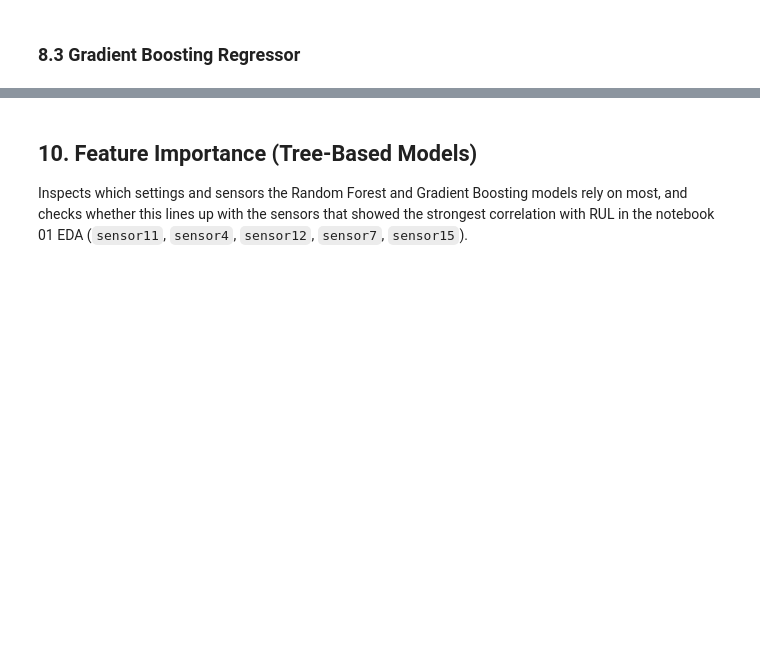
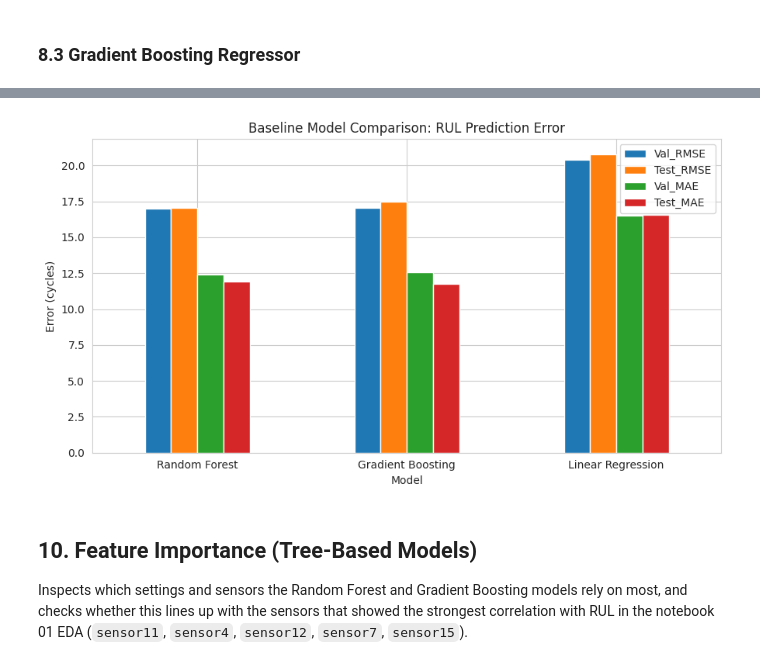
Before and after one commit to sudhakaran-srinivasan/intelligent-predictive-maintenance, a Jupyter notebook: notebooks/02_eda_baseline_ml_rul_prediction.ipynb, the cells around one changed output, grey strips where cells are left out. Cells and saved outputs as stored; diff of their text form; code cells hidden in the pictures; blank space fills up the shorter version.

```diff
--- a/notebooks/02_eda_baseline_ml_rul_prediction.ipynb
+++ b/notebooks/02_eda_baseline_ml_rul_prediction.ipynb
@@ -201,21 +177,16 @@ For each test engine, only the final observed cycle is scored, paired with the t
 # %%
 test_last_cycle = (
     test_fd001.sort_values(["engine_id", "cycle"])
-    .groupby("engine_id", as_index=False)
+    .groupby("engine_id")
     .tail(1)
     .reset_index(drop=True)
-    .merge(rul_fd001, on="engine_id", how="left", validate="one_to_one")
-)
-test_last_cycle["RUL_capped"] = test_last_cycle["RUL"].clip(
-    upper=RUL_CAP
 )
 
-X_test = test_last_cycle[feature_columns]
-y_test = test_last_cycle["RUL_capped"]
-y_test_uncapped = test_last_cycle["RUL"]
+test_last_cycle = test_last_cycle.merge(rul_fd001, on="engine_id", how="left")
+test_last_cycle["RUL_clipped"] = test_last_cycle["RUL"].clip(upper=RUL_CAP)
 
-assert len(X_test) == 100
-assert not test_last_cycle["RUL"].isna().any()
+X_test = test_last_cycle[feature_cols]
+y_test = test_last_cycle["RUL_clipped"]
 
-print(f"Official test engines: {len(X_test)}")
-test_last_cycle[["engine_id", "cycle", "RUL", "RUL_capped"]].head()
+print("Test engines:", X_test.shape[0])
+test_last_cycle[["engine_id", "cycle", "RUL", "RUL_clipped"]].head()
@@ -226,7 +205,7 @@ The scaler is fit on training engines only. Linear Regression benefits from scal
 # %%
 scaler = StandardScaler()
 X_train_scaled = scaler.fit_transform(X_train)
-X_validation_scaled = scaler.transform(X_validation)
+X_val_scaled = scaler.transform(X_val)
 X_test_scaled = scaler.transform(X_test)
 # %% [markdown]
 ## 8. Baseline Models
@@ -314,18 +284,15 @@ results_df.round(3)
 # %%
-metrics_to_plot = [
-    "Validation_RMSE",
-    "Test_RMSE",
-    "Validation_MAE",
-    "Test_MAE",
-]
+metrics_to_plot = ["Val_RMSE", "Test_RMSE", "Val_MAE", "Test_MAE"]
 
-fig, axis = plt.subplots(figsize=(10, 5))
-results_df.set_index("Model")[metrics_to_plot].plot(kind="bar", ax=axis)
-axis.set_title("Baseline Comparison — RUL Capped at 125 Cycles")
-axis.set_ylabel("Error (cycles)")
-axis.set_xticklabels(results_df["Model"], rotation=0)
+fig, ax = plt.subplots(figsize=(9, 5))
+results_df.set_index("Model")[metrics_to_plot].plot(kind="bar", ax=ax)
+ax.set_title("Baseline Model Comparison: RUL Prediction Error")
+ax.set_ylabel("Error (cycles)")
+ax.set_xticklabels(results_df["Model"], rotation=0)
 plt.tight_layout()
 plt.show()
+# %% [output]
+[figure, added]
 # %% [markdown]
 ## 10. Feature Importance (Tree-Based Models)
 
```
Also changed, not shown: parts of 22 cells of this notebook, 1 other file.
